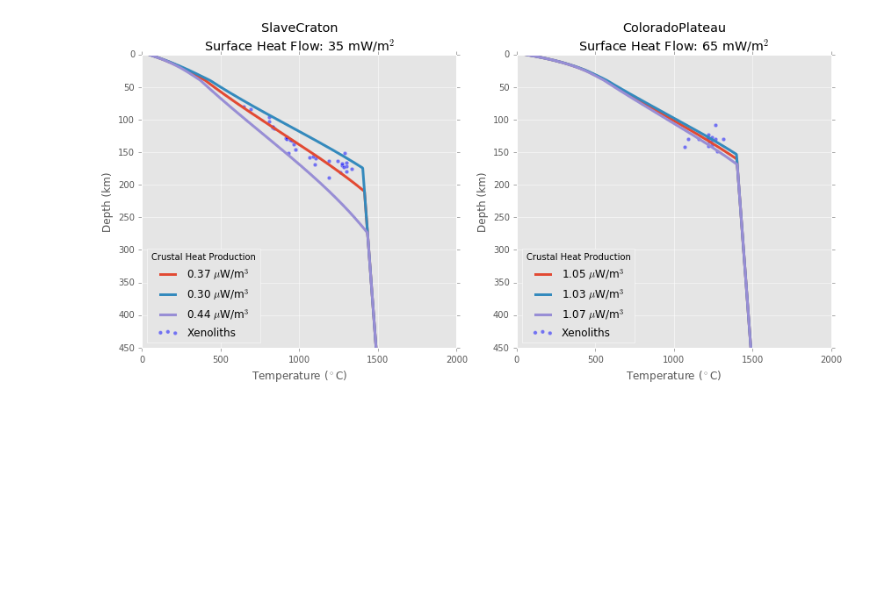
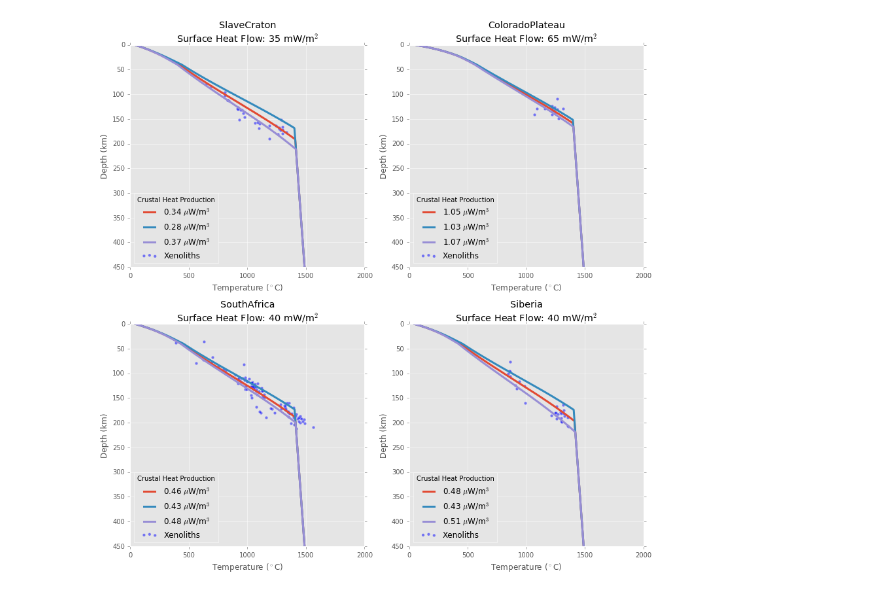
Before and after one commit to nmancinelli/ss-precursors, a Jupyter notebook: geotherm/Invert_for_Geotherm.ipynb, the cells around one changed output. Drawn from its saved outputs; the diff is of its cells as text; code cells hidden in the pictures; blank space fills up the shorter version.

```diff
--- a/geotherm/Invert_for_Geotherm.ipynb
+++ b/geotherm/Invert_for_Geotherm.ipynb
@@ -59,16 +59,24 @@ def calculate_misfit(depths, temps, xdepths, xtemps):
     from scipy.interpolate import interp1d
     from numpy import log10
 
-    fun = interp1d(depths,temps)
+    fun = interp1d(temps, depths, fill_value = 'extrapolate')
 
     nxeno = len(xdepths)
 
     misfit = 0
 
     for ixeno in range(nxeno):
-        misfit += (xtemps[ixeno] - fun(xdepths[ixeno]))**2
+        tmp = (xdepths[ixeno] - fun(xtemps[ixeno]))**2
+        misfit += tmp
+
+    #plt.figure(11111)
+    #plt.plot(xtemps, xdepths)
+    #plt.plot(xtemps, fun(xdepths))
+    #plt.title(misfit)
+    #plt.savefig()
 
     return log10(misfit**0.5)
+
 
 def invert_for_geotherm(xdepths, xtemps, q0):
     from numpy import linspace
@@ -82,7 +90,7 @@ def invert_for_geotherm(xdepths, xtemps, q0):
     from numpy.random import choice
     from numpy import array
 
-    nboot = 30
+    nboot = 100
 
     optimal_q0 = []
 
@@ -101,62 +109,69 @@ def invert_for_geotherm(xdepths, xtemps, q0):
             for q0 in heat_flow:
                 depths, temps = example(rhoH_crust=rhoH_crust, q0=q0)
                 msft = calculate_misfit(depths, temps, xdepths_boot, xtemps_boot)
-                msfts.append(msft)
+                msfts.append(rhoH_crust)
+                #print(rhoH_crust,msft)
                 df.loc[ii] = [rhoH_crust, q0, msft]
                 ii += 1
+
+        #plt.figure(1984)
+        #plt.plot(df.rhoH, df.Misfit)
+        #plt.show()
 
         df0.loc[iboot] = [df.sort_values("Misfit").iloc[0].rhoH, df.sort_values("Misfit").iloc[0].Q0]
 
     return df0
 # %%
-cases = {"SlaveCraton": 35e-3, "ColoradoPlateau": 65e-3}
+cases = {"SlaveCraton": 35e-3, "ColoradoPlateau": 65e-3, "SouthAfrica": 40e-3, "Siberia": 40e-3}
 
-from numpy import mean, std
+from numpy import mean, std, percentile
 import pandas as pd
 
 df = pd.read_csv('Xenolith_geotherm_cad.csv')
 df.columns  =  ['Country', 'Temperature', 'Pressure', 'Depth']
 
-plt.figure(figsize=(12,6))
-for iplt, case in enumerate(["SlaveCraton", "ColoradoPlateau"]):
+plt.figure(figsize=(12,12))
+for iplt, case in enumerate(["SlaveCraton", "ColoradoPlateau","SouthAfrica","Siberia"]):
+#for iplt, case in enumerate(["Siberia"]):
     df1 = df.query("Country == '%s'" % case)
     q0  = cases[case]
 
     df0 = invert_for_geotherm(df1.Depth.tolist(), df1.Temperature.tolist(), q0=q0)
 
+
     #Mean and bounds and crustal heat production
-    rhoHmean = mean(df0.rhoH)
-    rhoHmin  = mean(df0.rhoH) - 2*std(df0.rhoH)
-    rhoHmax  = mean(df0.rhoH) + 2*std(df0.rhoH)
+    rhoHmean = percentile(df0.rhoH,50)
+    rhoHmin  = percentile(df0.rhoH,2.5)
+    rhoHmax  = percentile(df0.rhoH,97.5)
 
-    plt.subplot(1,2,iplt+1)
+    plt.subplot(2,2,iplt+1)
 
     for kk, rhoH_crust in enumerate([rhoHmean, rhoHmin, rhoHmax]):
         depths, temps = example(rhoH_crust = rhoH_crust, q0=q0, draw_plot=True)
 
         gt = Geotherm(depths, temps, q0, rhoH_crust, -1.0, df1.Depth.tolist(), df1.Temperature.tolist())
 
         if kk == 0:
             tag = 'mean'
         elif kk == 1:
             tag = 'min'
         elif kk == 2:
             tag = 'max'
 
         gt.save('geotherm_%s_%s.pickle' % (case, tag))
 
     plt.xlim(0,2000)
     _,_=plt.ylabel('Depth (km)'), plt.xlabel('Temperature ($^\circ$C)')
     _ = plt.title('%s\nSurface Heat Flow: %2d mW/m$^2$' % (case,q0*1000))
 
     import pandas as pd
     _ = plt.scatter(df1.Temperature, df1.Depth,label='Xenoliths', alpha=0.5)
 
     plt.legend(loc=3, title="Crustal Heat Production")
 
 plt.tight_layout()
 # %% [output]
-[figure, old version]
+[figure, new version]
 # %%
 !ls -lth *pickle
 # %% [output]
```
Also changed, not shown: parts of 1 cell of this notebook, 3 other files.
